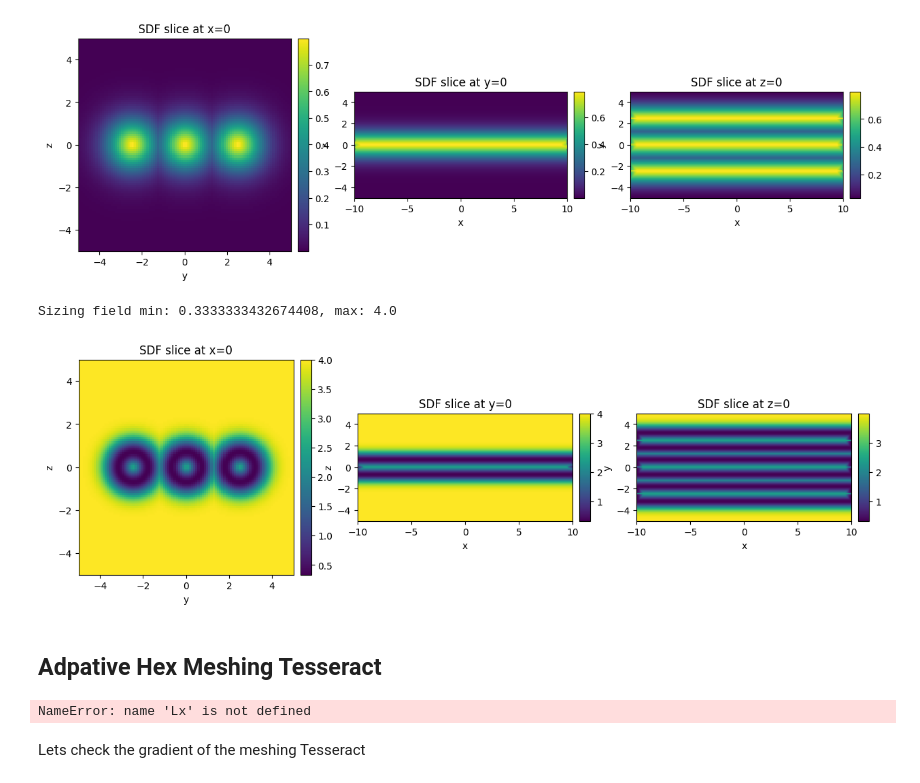
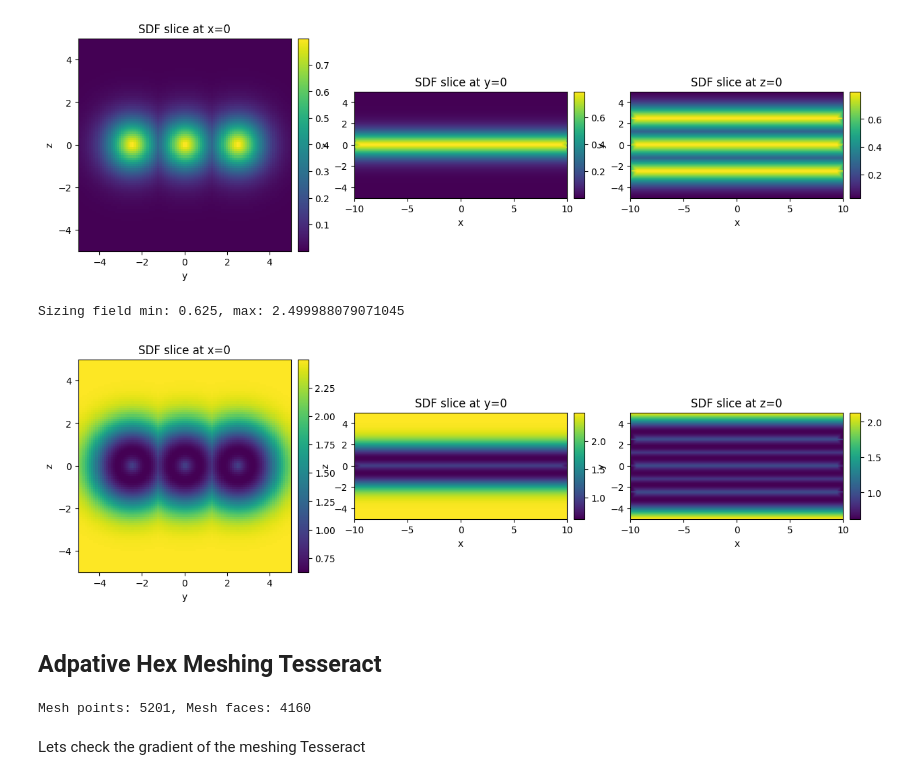
Before and after one commit to pasteurlabs/tesseract-jax, a Jupyter notebook: examples/ansys/optim_bars.ipynb, the cells around one changed output. Drawn from its saved outputs; the diff is of its cells as text; code cells hidden in the pictures.

```diff
--- a/examples/ansys/optim_bars.ipynb
+++ b/examples/ansys/optim_bars.ipynb
@@ -40,5 +40,5 @@ from tesseract_jax import apply_tesseract
 # %%
 # design_tess = Tesseract.from_image("design-tube-sdf")
 # design_tess.serve()
-design_tess = Tesseract.from_tesseract_api("hot_design_tess/tesseract_api.py")
+design_tess = Tesseract.from_tesseract_api("sdf_fd_tess/tesseract_api.py")
 bar_3d_tess = Tesseract.from_tesseract_api("bars_3d_tess/tesseract_api.py")
@@ -85,6 +83,7 @@ design_out = design_tess.apply(
         "grid_size": [Lx, Ly, Lz],
         "grid_elements": [Nx, Ny, Nz],
         "epsilon": 1e-3,  # epsilon, only used for FD of the jacobian
+        "grid_center": [0.0, 0.0, 0.0],
     }
 )
 sdf = design_out["sdf"]
@@ -316,34 +319,34 @@ rho min: 6.239625508897007e-05, rho max: 0.7989268898963928
 # %%
 def sizing_field(
     sdf: jnp.ndarray, min_size: float = 0.1, max_size: float = 1.0, scale: float = 2.0
 ) -> jnp.ndarray:
     """Generate a sizing field from the signed distance function.
 
     The field is low (size = min_size) near the structure (sdf=0) and high (size = max_size) far from it.
 
     Args:
         sdf: Signed distance function values.
         min_size: Minimum element size near the structure.
         max_size: Maximum element size far from the structure.
         scale: Controls the transition steepness.
 
     Returns:
         Sizing field values.
     """
 
     def gauss(x: jnp.ndarray, mu: float, sigma: float) -> jnp.ndarray:
         return jnp.exp(-0.5 * ((x - mu) / sigma) ** 2)
 
     normalized_sdf = 1 - gauss(sdf, 0.0, 1.0 / scale)
     return min_size + (max_size - min_size) * normalized_sdf
 
 
-sizing = sizing_field(sdf, min_size=Lx / 60, max_size=Lx / 5, scale=2.0)
+sizing = sizing_field(sdf, min_size=Lx / 32, max_size=Lx / 8, scale=1.0)
 plot_grid(sizing, Lx, Ly, Lz, Nx, Ny, Nz)
 print(f"Sizing field min: {sizing.min()}, max: {sizing.max()}")
 # %% [output]
-Sizing field min: 0.3333333432674408, max: 4.0
+Sizing field min: 0.625, max: 2.499988079071045
-[figure, old version]
+[figure, new version]
 # %% [markdown]
 ## Adpative Hex Meshing Tesseract
 # %%
@@ -356,9 +359,9 @@ mesher_out = apply_tesseract(
         "sizing_field": sizing,  # jnp.ones_like(sdf) * (Lx / 10),
         # "sizing_field": jnp.ones_like(sdf) * (Lx / 10),
         "field_values": rho,
-        "max_subdivision_levels": 4,
-        "max_points": 5000,
-        "max_cells": 5000,
+        "max_subdivision_levels": 5,
+        "max_points": 7000,
+        "max_cells": 7000,
     },
 )
 print(
@@ -369,7 +372,7 @@ hex_cells = mesher_out["mesh"]["faces"][: mesher_out["mesh"]["n_faces"]]
 
 adaptive_mesh = mesher_out["mesh"]
 # %% [output]
-NameError: name 'Lx' is not defined
+Mesh points: 5201, Mesh faces: 4160
 # %% [markdown]
 Lets check the gradient of the meshing Tesseract
 # %%
```
Also changed, not shown: parts of 16 cells of this notebook, 6 other files.
